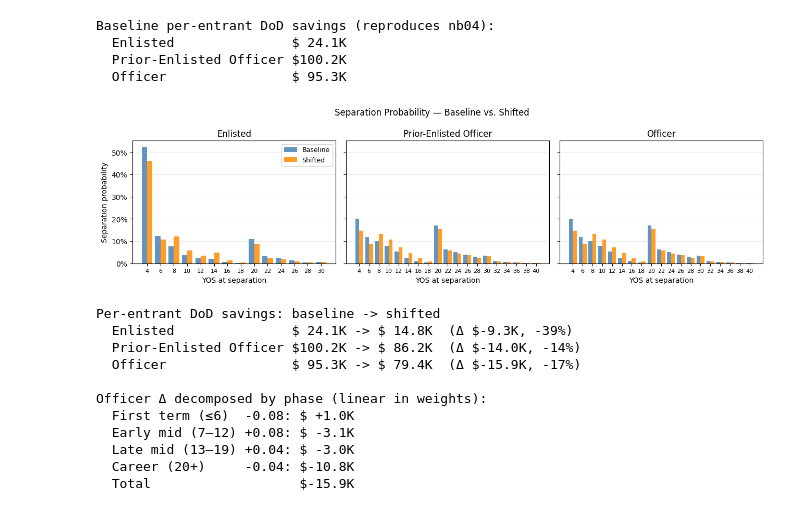
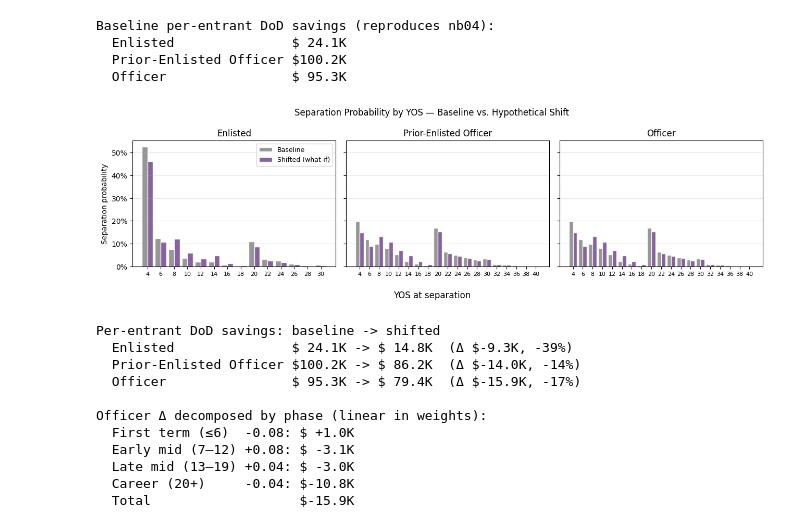
Before and after one commit to sgelety/military-retirement-monte-carlo, a Jupyter notebook: notebooks/05_sensitivity_analysis.ipynb, the cells around one changed output. Cells and saved outputs as stored; diff of their text form; code cells hidden in the pictures.

```diff
--- a/notebooks/05_sensitivity_analysis.ipynb
+++ b/notebooks/05_sensitivity_analysis.ipynb
@@ -295,11 +333,16 @@ scenarios = {
     "Low Participation": dict(
         fs=fund_stats, cs=cola_stats, dr=0.05, mbr=0.0),
 }
+# Scenario palette (no red, per the chart-style conventions).
+# Bull is tinted the BRS blue and Bear the H3 amber, since each
+# is the regime that most favors that system; Base is a neutral
+# reference and Low Participation a distinct purple. Line styles
+# add a redundant non-color key.
 SCEN_STYLE = {
     "Base": ("#333333", "-"),
-    "Bull Market": ("#2196F3", "--"),
-    "Bear Market": ("#F44336", "-."),
-    "Low Participation": ("#FF9800", ":"),
+    "Bull Market": (BRS_COLOR, "--"),
+    "Bear Market": (H3_COLOR, "-."),
+    "Low Participation": ("#7a5195", ":"),
 }
 # %%
 def scen_curve(profile, p):
@@ -452,42 +536,48 @@ BAND_DELTAS = {"First term (≤6)": -0.08, "Early mid (7–12)": 0.08,
 def shift_weights(w):
     """Apply BAND_DELTAS, spread within each band by baseline
     share. Stays a probability distribution (sums to 1, >= 0)."""
     out = w.copy()
     for band, delta in BAND_DELTAS.items():
         members = [y for y in w.index if BANDS[band](y)]
         mass = float(w[members].sum())
         for y in members:
             out[y] += delta * w[y] / mass
     assert abs(out.sum() - 1.0) < 1e-9 and (out >= -1e-12).all()
     return out
 
 
 sep_w_shift = {p: shift_weights(sep_w[p])
                for p in VALID_SCENARIOS}
 
-fig, axes = plt.subplots(1, 3, figsize=(13, 3.6), sharey=True)
-bw = 0.4
+# Baseline = nb04's separation distribution; shifted = the
+# hypothetical what-if. A neutral gray vs. the nb05 purple accent
+# keeps the two readable in one legend across all panels (the
+# profile colors are reserved to label panels elsewhere).
+BASE_C, SHIFT_C = "#8c8c8c", "#7a5195"
+fig, axes = plt.subplots(1, 3, figsize=(13, 3.8), sharey=True)
+bw = 0.42
 for ax, prof in zip(axes, VALID_SCENARIOS):
     w0, w1 = sep_w[prof], sep_w_shift[prof]
     x = np.arange(len(w0))
     ax.bar(x - bw / 2, w0.values, bw, label="Baseline",
-           color="steelblue", alpha=0.85)
-    ax.bar(x + bw / 2, w1.values, bw, label="Shifted",
-           color="darkorange", alpha=0.85)
+           color=BASE_C, alpha=0.9, edgecolor="white")
+    ax.bar(x + bw / 2, w1.values, bw, label="Shifted (what-if)",
+           color=SHIFT_C, alpha=0.9, edgecolor="white")
     ax.set_xticks(x)
     ax.set_xticklabels(w0.index.astype(str), fontsize=8)
-    ax.set_xlabel("YOS at separation")
     ax.set_title(PROFILE_TITLES[prof])
     ax.yaxis.set_major_formatter(
         mticker.FuncFormatter(lambda v, _: f"{v:.0%}"))
     ax.grid(axis="y", alpha=0.3)
 axes[0].set_ylabel("Separation probability")
-axes[0].legend(fontsize=9)
-fig.suptitle("Separation Probability — Baseline vs. Shifted")
+axes[0].legend(fontsize=9, loc="upper right")
+fig.supxlabel("YOS at separation")
+fig.suptitle("Separation Probability by YOS — "
+             "Baseline vs. Hypothetical Shift")
 plt.tight_layout()
 plt.show()
 # %% [output]
-[figure, old version]
+[figure, new version]
 # %%
 print("Per-entrant DoD savings: baseline -> shifted")
 for prof in VALID_SCENARIOS:
```
Also changed, not shown: parts of 5 cells of this notebook, 1 other file.
